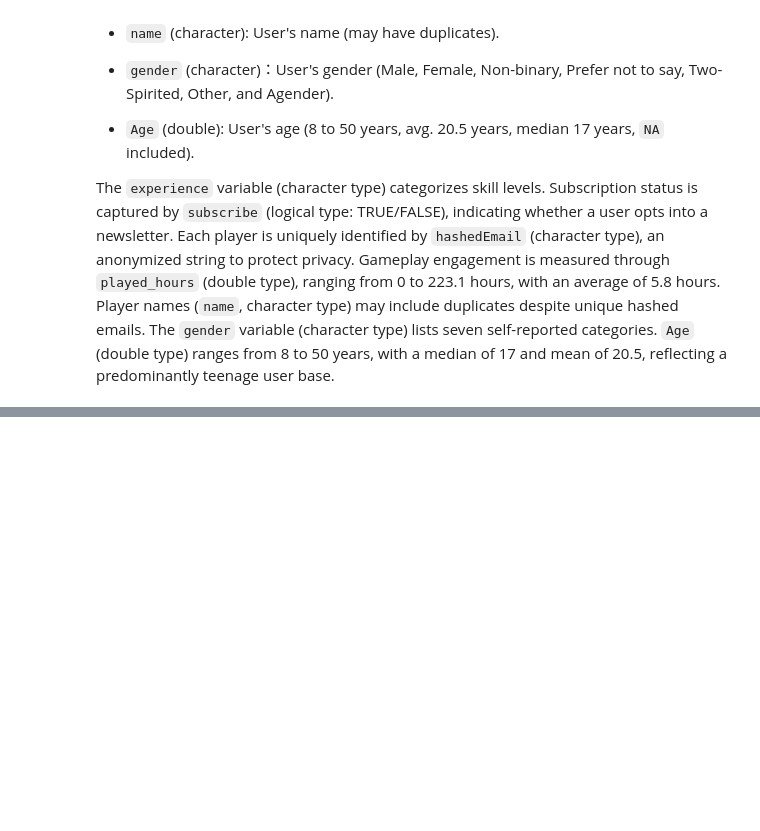
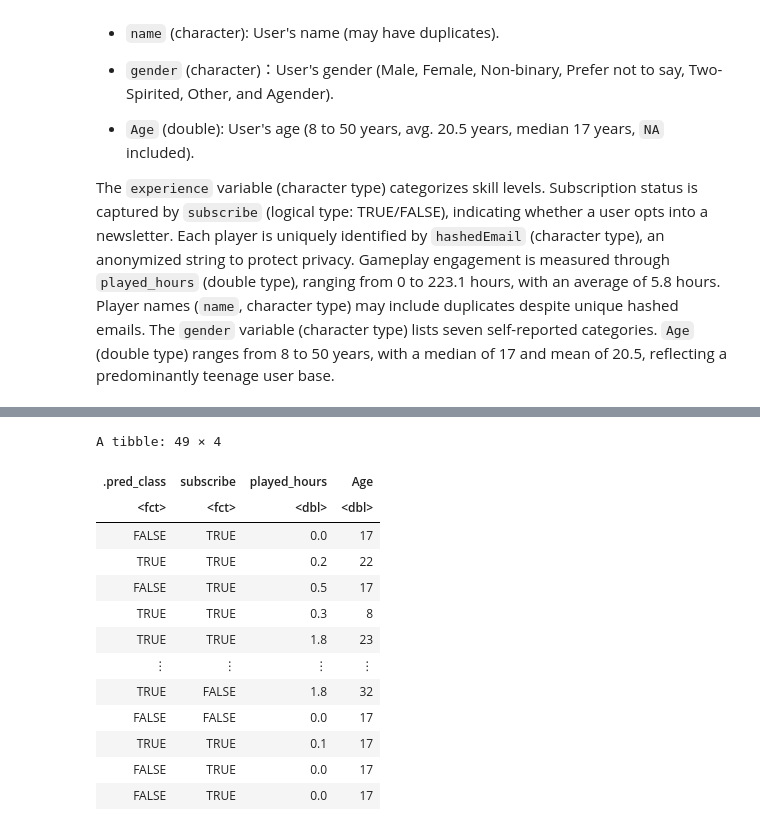
Before and after one commit to linq060119/group-project, a Jupyter notebook: final report.ipynb, the cells around one changed output, grey strips where cells are left out. Saved outputs shown, nothing was run; the diff lists cells and outputs as text; code cells hidden in the pictures; blank space fills up the shorter version.

```diff
--- a/final report.ipynb
+++ b/final report.ipynb
@@ -56,0 +175,29 @@ The `experience` variable (character type) categorizes skill levels. Subscriptio
+# %%
+knn_spec <- nearest_neighbor(weight_func = "rectangular", neighbors = 10) |>
+      set_engine("kknn") |>
+      set_mode("classification")
+
+players_fit <- workflow() |>
+      add_recipe(players_recipe) |>
+      add_model(knn_spec) |>
+      fit(data = players_train)
+
+players_test_predictions <- predict(players_fit, new_data = players_test) |>
+      bind_cols(players_test)
+
+players_test_predictions
+# %% [output]
+A tibble: 49 × 4
+| .pred_class | subscribe | played_hours | Age |
+| <fct> | <fct> | <dbl> | <dbl> |
+| FALSE | TRUE | 0.0 | 17 |
+| TRUE | TRUE | 0.2 | 22 |
+| FALSE | TRUE | 0.5 | 17 |
+| TRUE | TRUE | 0.3 | 8 |
+| TRUE | TRUE | 1.8 | 23 |
+| ⋮ | ⋮ | ⋮ | ⋮ |
+| TRUE | FALSE | 1.8 | 32 |
+| FALSE | FALSE | 0.0 | 17 |
+| TRUE | TRUE | 0.1 | 17 |
+| FALSE | TRUE | 0.0 | 17 |
+| FALSE | TRUE | 0.0 | 17 |
```
Also changed, not shown: parts of 8 cells of this notebook.
